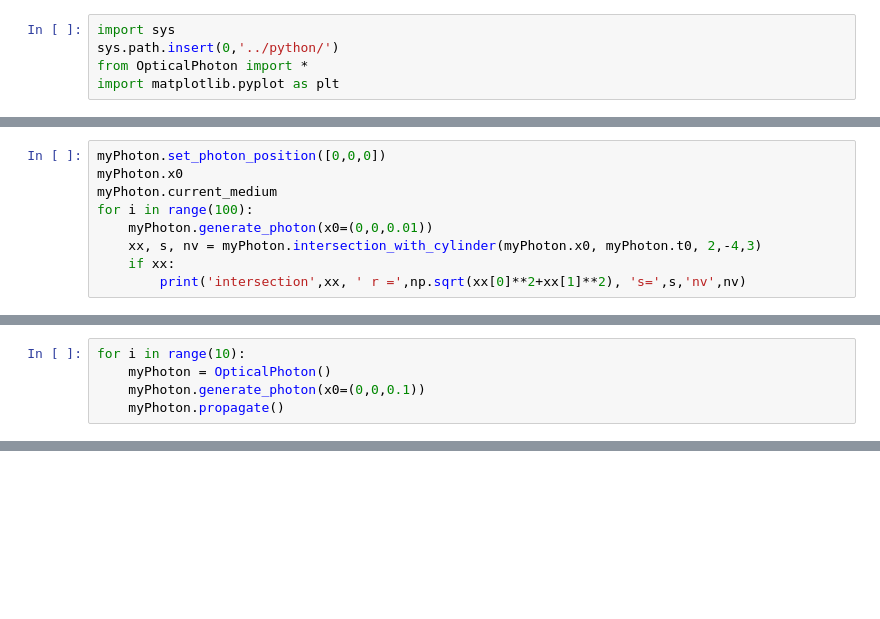
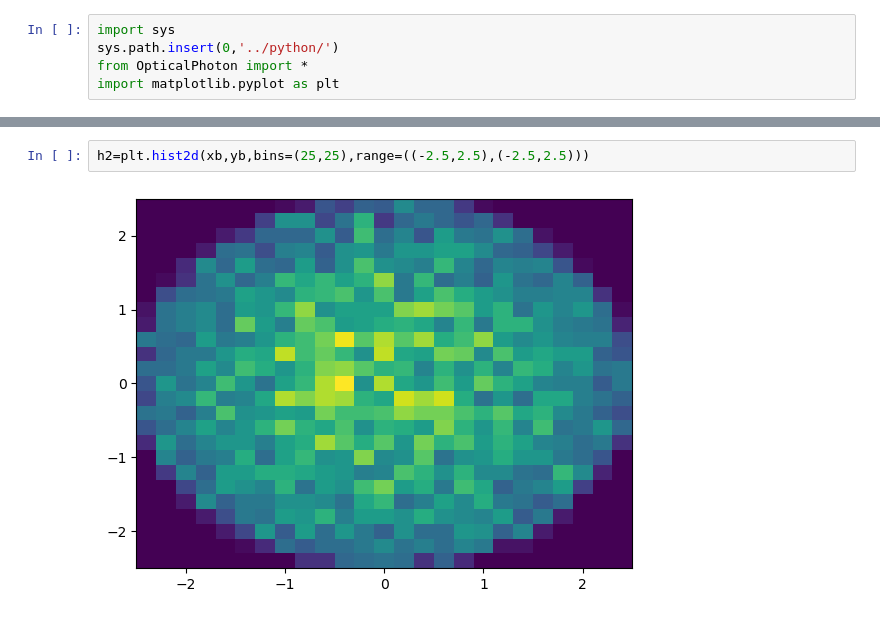
Before and after one commit to acolijn/OptoSim, a Jupyter notebook: notebook/test env.ipynb, the cells around one changed output, grey strips where cells are left out. Saved outputs shown, nothing was run; the diff lists cells and outputs as text; blank space fills up the shorter version.

Commit message:
first working version of the optical photon class

```diff
--- a/notebook/test env.ipynb
+++ b/notebook/test env.ipynb
@@ -8,9 +5,0 @@ myPhoton = OpticalPhoton()
-# %%
-myPhoton.set_photon_position([0,0,0])
-myPhoton.x0
-myPhoton.current_medium
-for i in range(100):
-    myPhoton.generate_photon(x0=(0,0,0.01))
-    xx, s, nv = myPhoton.intersection_with_cylinder(myPhoton.x0, myPhoton.t0, 2,-4,3)
-    if xx:
-        print('intersection',xx, ' r =',np.sqrt(xx[0]**2+xx[1]**2), 's=',s,'nv',nv)
@@ -35,5 +5,0 @@ intersection (-1.7506387919126039, 0.9670903888731286, -1.624827368494129)  r =
-# %%
-for i in range(10):
-    myPhoton = OpticalPhoton()
-    myPhoton.generate_photon(x0=(0,0,0.1))
-    myPhoton.propagate()
@@ -60,0 +74,4 @@ theta = np.arange(0,np.pi/2,0.01)
+# %%
+h2=plt.hist2d(xb,yb,bins=(25,25),range=((-2.5,2.5),(-2.5,2.5)))
+# %% [output]
+[figure, added]
```
Also changed, not shown: parts of 10 cells of this notebook, 1 other file.
